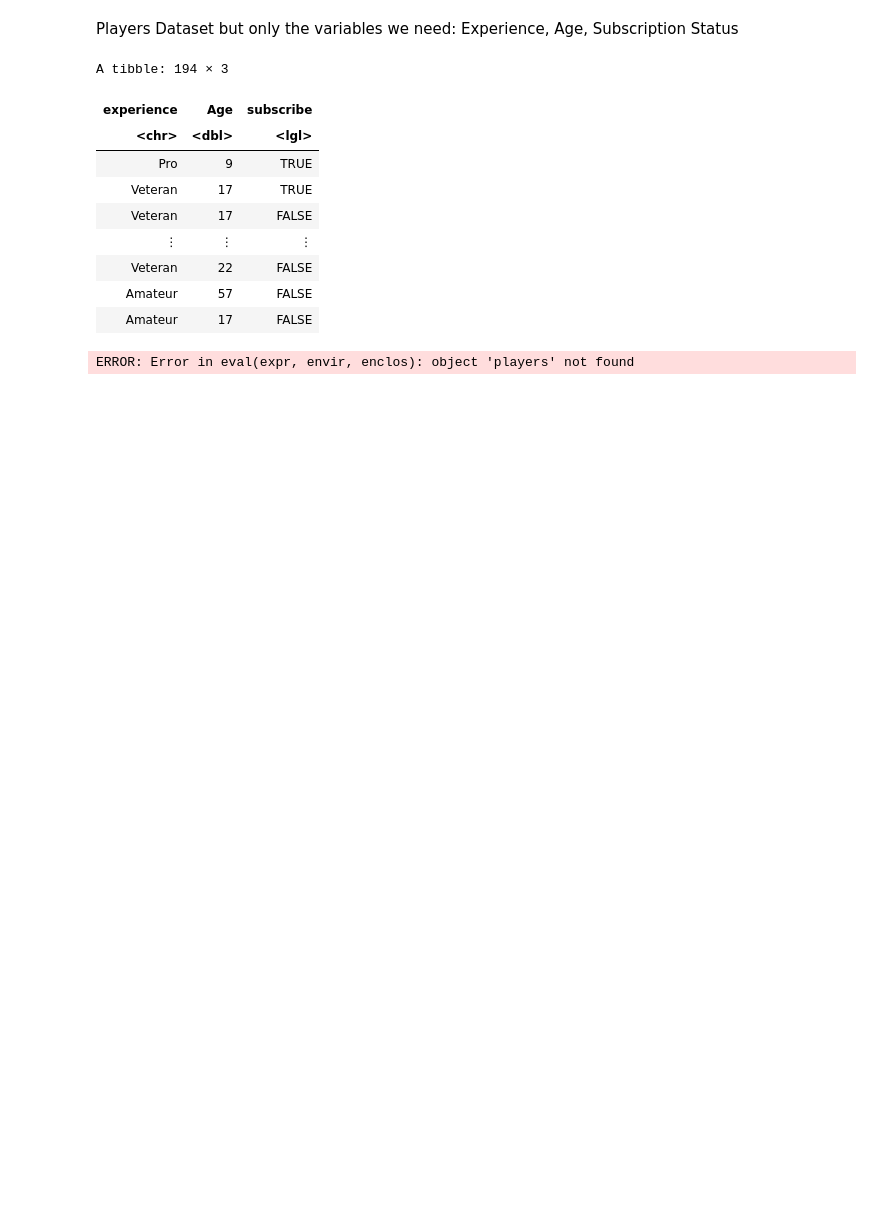
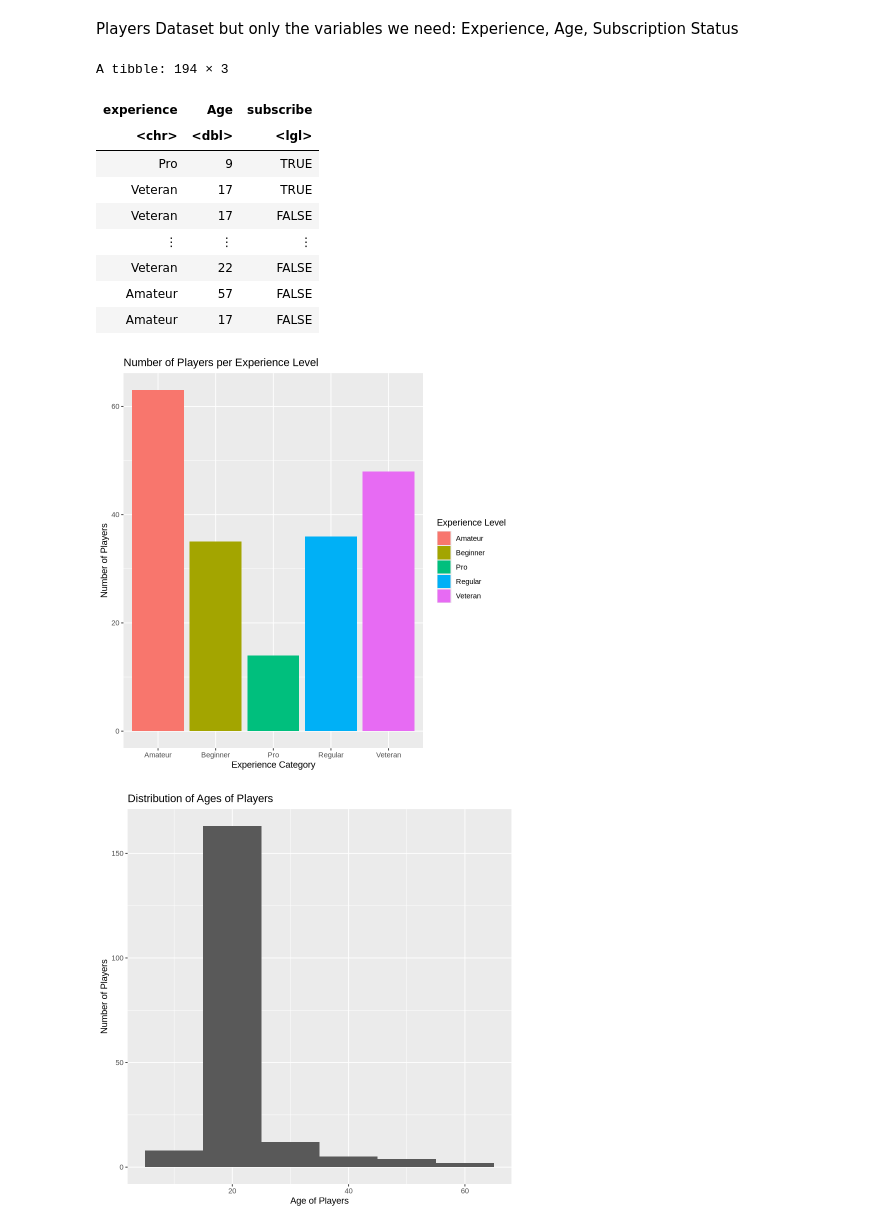
Before and after one commit to ansonansonnn/dsci100-project, a Jupyter notebook: final dsci notebook.ipynb, the cells around one changed output. Drawn from its saved outputs; the diff is of its cells as text; code cells hidden in the pictures; blank space fills up the shorter version.

```diff
--- a/final dsci notebook.ipynb
+++ b/final dsci notebook.ipynb
@@ -55,43 +55,44 @@ A tibble: 194 × 3
 # %%
 #1) bar plot by experience
 
-experience_plot <- players |>
+experience_plot <- players_data |>
     ggplot(aes(x = experience, fill = experience))+
     geom_bar(stat = "count")+
     labs(x = "Experience Category",
          y = "Number of Players",
          fill = "Experience Level",
          title = "Number of Players per Experience Level")
 experience_plot
 
 #2 distribution (histogram) by age
 
-age_plot <- player_data_select |>
+age_plot <- players |>
     ggplot(aes(x = Age))+
-    geom_histogram()+
-    labs(x = "Age ok Players",
+    geom_histogram(binwidth = 10)+
+    labs(x = "Age of Players",
          y = "Number of Players",
          title = "Distribution of Ages of Players")
 age_plot
 
 #3 bar plot of subsribtion status of players
 
-subscribed_plot <- player_data_select |>
+subscribed_plot <- players |>
     ggplot(aes(x = subscribe))+
     geom_bar()+
     labs(x = "Subscription Status of Players",
          y = "Number of Players",
          title = "Number of Players Subscribed and not Subscribed")
 subscribed_plot
 
 #4 bar plot of subscription status and experience proportion
 
-subscribe_experience_plot <- player_data_select |>
+subscribe_experience_plot <- players |>
     ggplot(aes(x = experience, fill = subscribe)) +
     geom_bar() +
     labs(x = "Proportion of Players Subscribed and Not Subscribed per Experience Level",
          y = "Number of Players",
          fill = "Subscribed")
 subscribe_experience_plot
 # %% [output]
-ERROR: Error in eval(expr, envir, enclos): object 'players' not found
+[figure, added]
+[figure, added]
```
Also changed, not shown: parts of 1 cell of this notebook.
